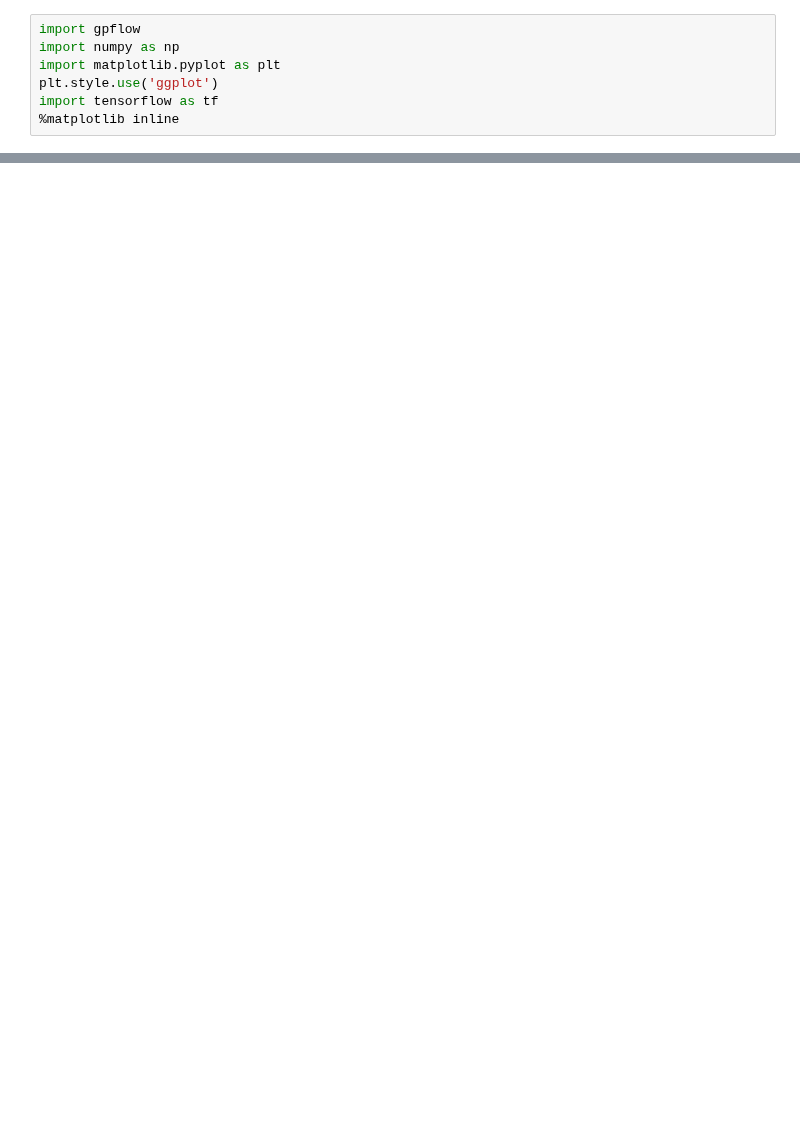
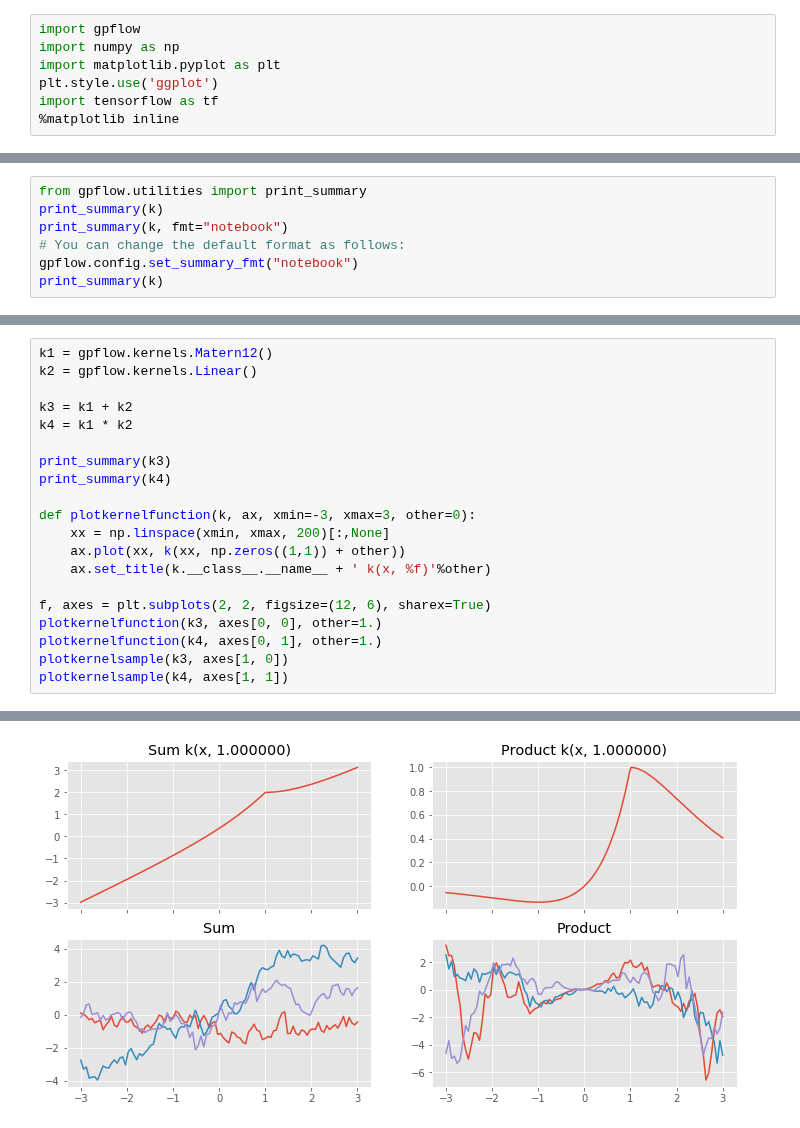
Before and after one commit to GPflow/GPflow, a Jupyter notebook: doc/source/notebooks/advanced/kernels.ipynb, the cells around one changed output, grey strips where cells are left out. Cells and saved outputs as stored; diff of their text form; blank space fills up the shorter version.

Commit message:
Sync notebooks with develop (includes moving files from notebooks2 back to doc/source/notebooks) (#1073)

```diff
--- a/doc/source/notebooks/advanced/kernels.ipynb
+++ b/doc/source/notebooks/advanced/kernels.ipynb
@@ -179,0 +83,7 @@ GPflow makes is easy to define new covariance functions. This is covered in the
+# %%
+from gpflow.utilities import print_summary
+print_summary(k)
+print_summary(k, fmt="notebook")
+# You can change the default format as follows:
+gpflow.config.set_summary_fmt("notebook")
+print_summary(k)
@@ -179,0 +128,21 @@ GPflow makes is easy to define new covariance functions. This is covered in the
+# %%
+k1 = gpflow.kernels.Matern12()
+k2 = gpflow.kernels.Linear()
+
+k3 = k1 + k2
+k4 = k1 * k2
+
+print_summary(k3)
+print_summary(k4)
+
+def plotkernelfunction(k, ax, xmin=-3, xmax=3, other=0):
+    xx = np.linspace(xmin, xmax, 200)[:,None]
+    ax.plot(xx, k(xx, np.zeros((1,1)) + other))
+    ax.set_title(k.__class__.__name__ + ' k(x, %f)'%other)
+
+f, axes = plt.subplots(2, 2, figsize=(12, 6), sharex=True)
+plotkernelfunction(k3, axes[0, 0], other=1.)
+plotkernelfunction(k4, axes[0, 1], other=1.)
+plotkernelsample(k3, axes[1, 0])
+plotkernelsample(k4, axes[1, 1])
+# %% [output]
@@ -179,0 +151 @@ GPflow makes is easy to define new covariance functions. This is covered in the
+[figure, added]
```
Also changed, not shown: parts of 43 cells of this notebook, 46 other files.
